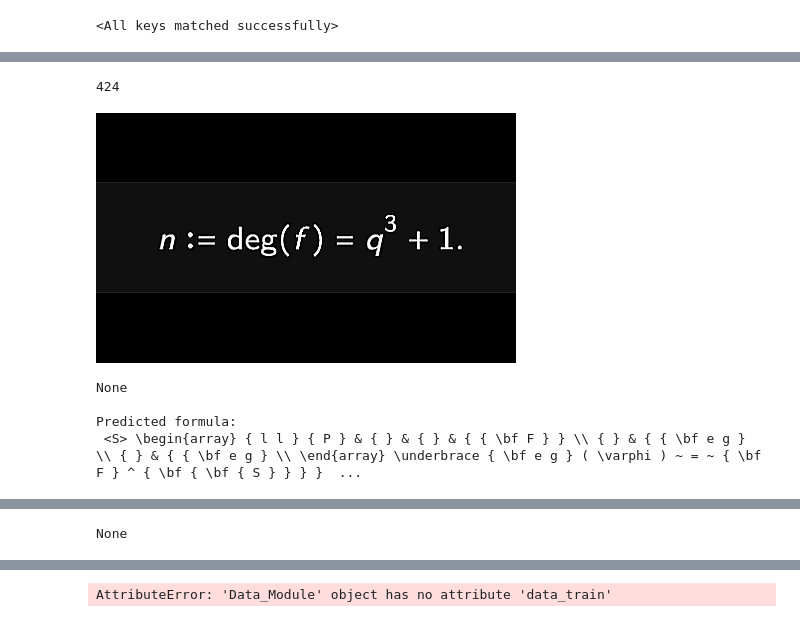
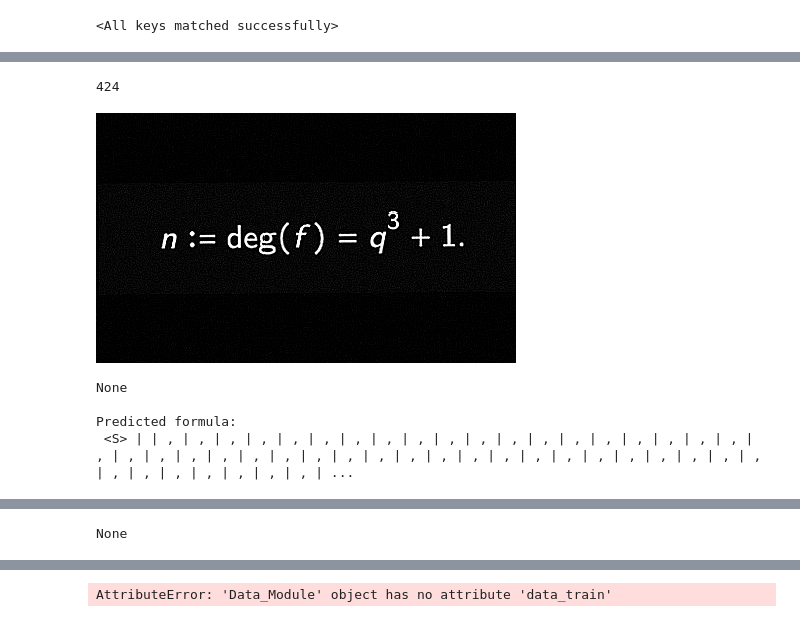
Before and after one commit to gmarus777/image-to-tex-OCR, a Jupyter notebook: Jupyter_Notebooks/LOCAL_INFERENCE.ipynb, the cells around one changed output, grey strips where cells are left out. Drawn from its saved outputs; the diff is of its cells as text; code cells hidden in the pictures.

```diff
--- a/Jupyter_Notebooks/LOCAL_INFERENCE.ipynb
+++ b/Jupyter_Notebooks/LOCAL_INFERENCE.ipynb
@@ -104,27 +103,27 @@ Compose([
 # %%
 ### ALB
 my_image_path= "Jupyter_Notebooks/test_photos/my_image.png"
 #my_image = Image.open(my_image_path).convert("L")
 
 my_image = cv2.imread(my_image_path)
 my_image =  cv2.cvtColor(my_image, cv2.COLOR_BGR2RGB)
 my_image= cv2.bitwise_not(my_image)
 #my_image = PIL.ImageOps.invert(my_image)
 h,w,c = my_image.shape
 print(w)
-my_image_tensor = dataset.image_transform_test(image=np.array(my_image))['image'][:1]
+my_image_tensor = dataset.image_transform_alb(image=np.array(my_image))['image'][:1]
 print(display(transform(my_image_tensor)))
 
 print('\nPredicted formula:')
 with torch.no_grad():
     model.eval()
     my_prediction =  model.predict(my_image_tensor.unsqueeze(0).to(dev))
 print(token_to_strings(my_prediction))
 print(display(Math(token_to_strings(my_prediction))))
 # %% [output]
 424
-[figure, old version]
+[figure, new version]
 None
 
 Predicted formula:
- <S> \begin{array} { l l } { P } & { } & { } & { { \bf F } } \\ { } & { { \bf e g } \\ { } & { { \bf e g } \\ \end{array} \underbrace { \bf e g } ( \varphi ) ~ = ~ { \bf F } ^ { \bf { \bf { S } } } }  ...
+ <S> | | , | , | , | , | , | , | , | , | , | , | , | , | , | , | , | , | , | , | , | , | , | , | , | , | , | , | , | , | , | , | , | , | , | , | , | , | , | , | , | , | , | , | , | , | , | , | , | , | ...
```
Also changed, not shown: parts of 15 cells of this notebook, 3 other files.
